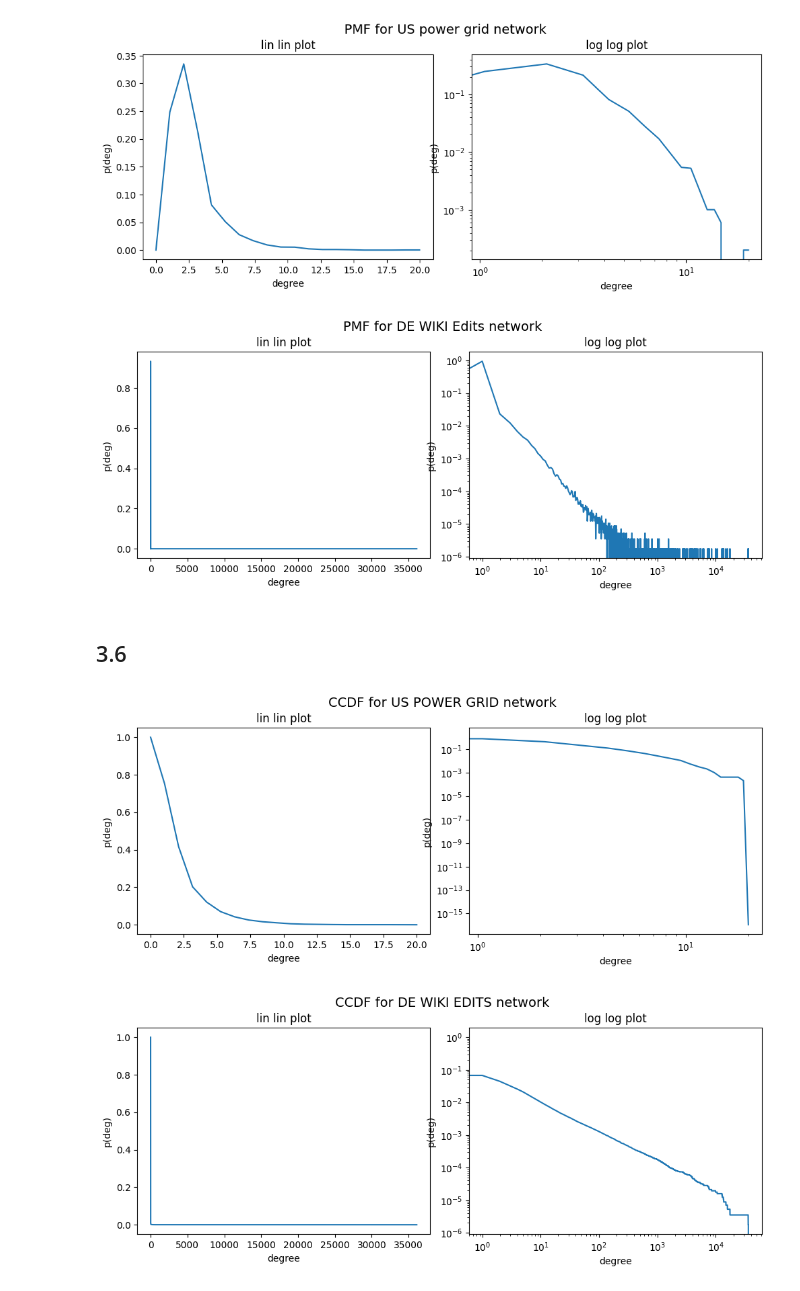
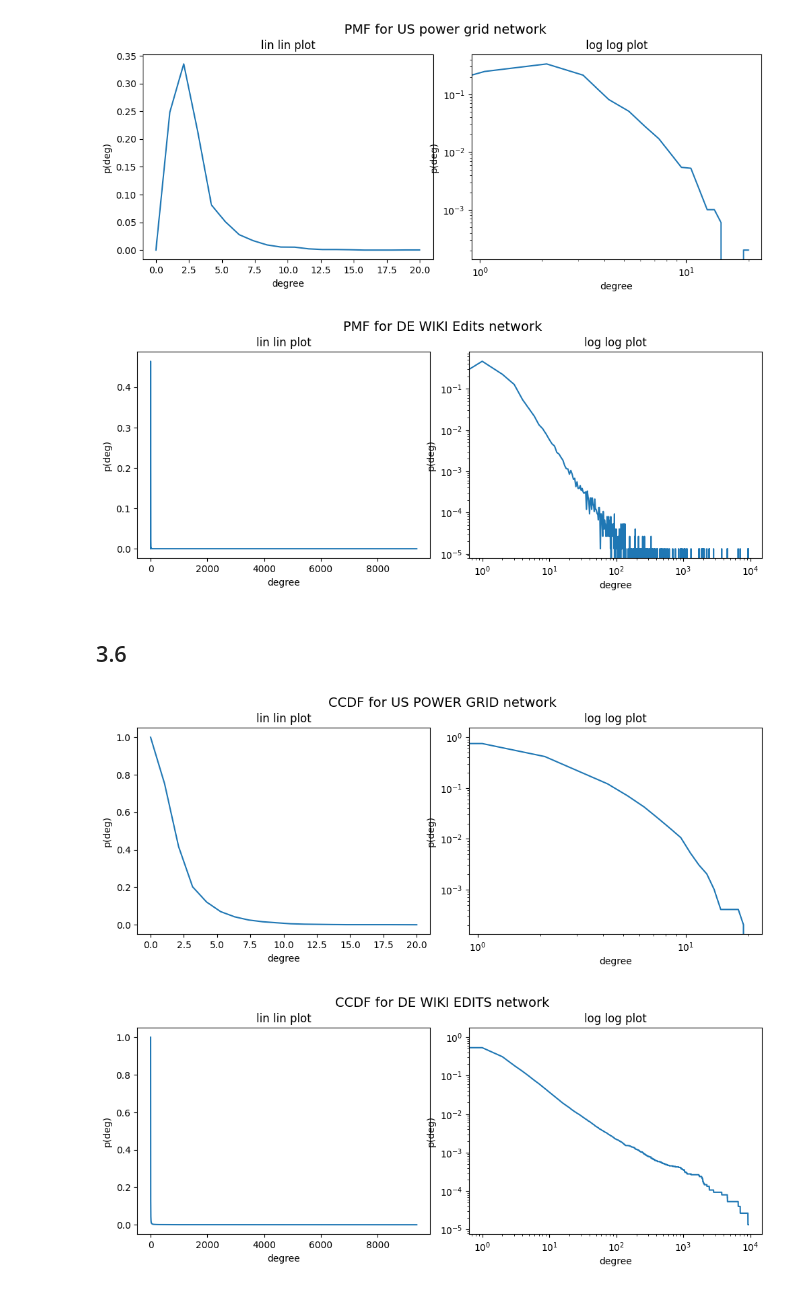
Before and after one commit to andrinr/uzh-networks, a Jupyter notebook: ex2/main.ipynb, the cells around one changed output. Drawn from its saved outputs; the diff is of its cells as text; code cells hidden in the pictures.

```diff
--- a/ex2/main.ipynb
+++ b/ex2/main.ipynb
@@ -5,8 +5,23 @@ import matplotlib.pyplot as plt
 
 #%matplotlib inline
 # %%
-G = nx.read_adjlist('grid/adj')
-F = nx.read_adjlist('wiki/adj')
+#G = nx.read_adjlist('grid/adj')
+#F = nx.read_adjlist('wiki/adj')
+
+edge_list = []
+with open("wiki/adj", mode='r') as fopen:
+    for line in fopen:
+        if not line.startswith('%'):
+            user = line.split()[0] # 1st column is the user id
+            article = line.split()[1] # 2nd column is the article id
+            edge_list.append(('u'+user, 'a' + article))
+
+
+
+F = nx.Graph()
+F.add_edges_from(edge_list)
+
+G = nx.read_edgelist('grid/adj', comments = '%', nodetype=int)
 # %% [markdown]
 # EX 3
 
@@ -85,0 +111,15 @@ subset = F.subgraph(subset_indices)
+# %%
+largest_cc = list(max(nx.connected_components(G), key=len))
+l = 0
+n = len(largest_cc)
+for i in range(1000):
+    u = largest_cc[random.randint(0,n)]
+    v = u
+    while v == u:
+        v = largest_cc[random.randint(0,n)]
+    #print(u, v)
+    l += nx.shortest_path_length(G, source=u, target=v)
+
+l /= 1000
+
+print(l)
@@ -142,7 +184,7 @@ ax2.set_title("log log plot")
 
 plt.show()
 # %% [output]
-[figure, old version]
+[figure, new version]
 # %% [markdown]
 ## 3.6
 # %%
@@ -175,34 +217,34 @@ ax2.set_title("log log plot")
 
 plt.show()
 # %% [output]
-[figure, old version]
+[figure, new version]
 # %%
 seq_abs = sorted((d for n, d in F.degree()), reverse=True)
 seq = np.array(seq_abs)
 
 pmf_y = np.bincount(seq)
 total = np.sum(pmf_y)
 pmf_y = pmf_y / total
 ccdf_y = 1 - np.add.accumulate(pmf_y)
-ccdf_x = np.linspace(0, len(pmf_y), num=len(pmf_y))
-bb
+ccdf_x = np.linspace(0, len(pmf_y)-1, num=len(pmf_y)-1)
+
 fig, (ax1, ax2) = plt.subplots(nrows=1, ncols=2, figsize=(10, 4))
 fig.suptitle("CCDF for DE WIKI EDITS network", fontsize=14)
 fig.tight_layout()
 ax1.set_xlabel('degree')
 ax2.set_xlabel('degree')
 ax1.set_ylabel('p(deg)')
 ax2.set_ylabel('p(deg)')
 
-ax1.plot(ccdf_x, ccdf_y)
+ax1.plot(ccdf_x, ccdf_y[0:-1])
 ax1.set_title("lin lin plot")
 
-ax2.plot(ccdf_x, ccdf_y)
+ax2.plot(ccdf_x, ccdf_y[0:-1])
 ax2.set_yscale('log')
 ax2.set_xscale('log')
 ax2.set_title("log log plot")
 
 plt.show()
 # %% [output]
-[figure, old version]
+[figure, new version]
 # %% [markdown]
```
Also changed, not shown: parts of 17 cells of this notebook, 35 other files.
